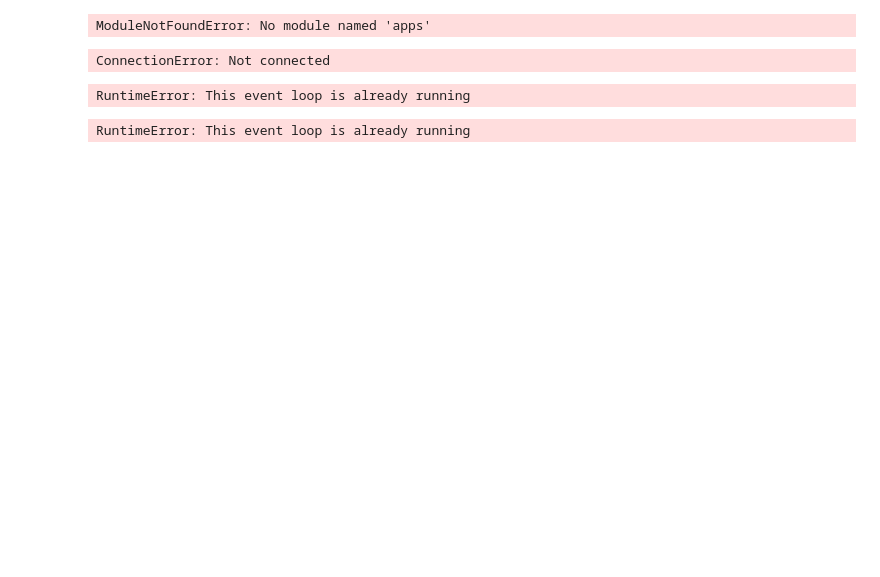
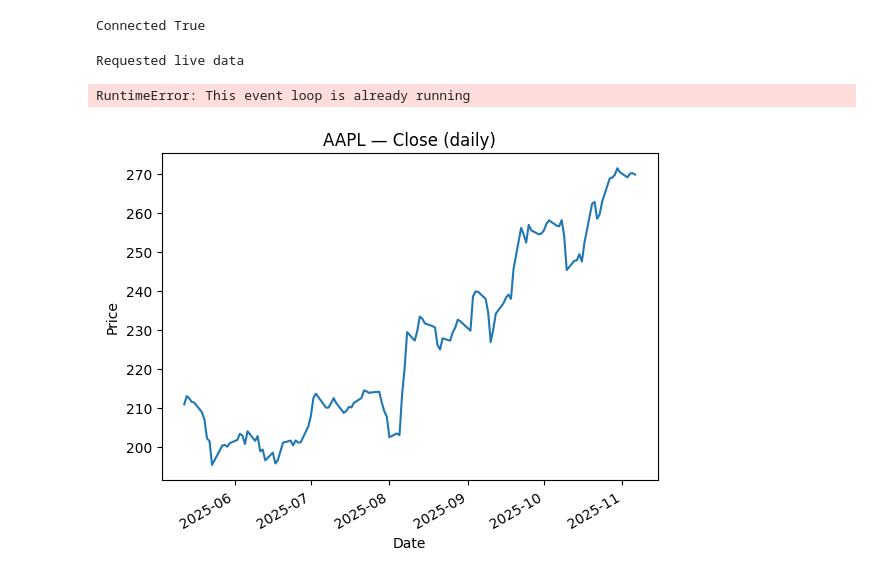
Before and after one commit to HoutanGh/my-trading-platform, a Jupyter notebook: notebooks/00_sandbox.ipynb, the cells around one changed output. Saved outputs shown, nothing was run; the diff lists cells and outputs as text; code cells hidden in the pictures; blank space fills up the shorter version.

Commit message:
Update sandbox notebook data handling

```diff
--- a/notebooks/00_sandbox.ipynb
+++ b/notebooks/00_sandbox.ipynb
@@ -1,17 +1,19 @@
-# %%
-from apps.ib.client import get_ib
-
-ib = get_ib()
-print('Connected:', ib.isConnected())
-# %% [output]
-ModuleNotFoundError: No module named 'apps'
+# %%
+from ib_insync import *
+
+util.startLoop()
+ib = IB()
+ib.connect(host='172.21.224.1', port=7497, clientId=501, timeout=10)
+print("Connected", ib.isConnected())
+# %% [output]
+Connected True
 # %%
 ib.disconnect()
 # %%
 ib.reqMarketDataType(1)  # 1 for live, 2 for frozen, 3 for delayed, 4 for delayed frozen
 print("Requested live data")
 # %% [output]
-ConnectionError: Not connected
+Requested live data
 # %%
 contract = Stock('AAPL', 'SMART', 'USD')
 [contract] = ib.qualifyContracts(contract)
@@ -23,27 +25,28 @@ RuntimeError: This event loop is already running
 # %%
 from ib_insync import IB, Stock, Forex, util
 import pandas as pd
 import matplotlib.pyplot as plt
 
 aapl = Stock('AAPL', 'SMART', 'USD')
 [aapl] = ib.qualifyContracts(aapl)
 
 bars = ib.reqHistoricalData(
     aapl,
     endDateTime='',
     durationStr='6 M',
     barSizeSetting='1 day',
     whatToShow='TRADES',
     useRTH=True,
     formatDate=1
 )
 
 df = util.df(bars)
+df['date'] = pd.to_datetime(df['date'])
 df.set_index('date', inplace=True)
-df.index = df.index.tz_convert('Europe/London')
+df.index = df.index.tz_localize('UTC').tz_convert('Europe/London')
 
 ax = df['close'].plot(title='AAPL — Close (daily)')
 ax.set_xlabel('Date'); ax.set_ylabel('Price')
 plt.show()
 # %% [output]
-RuntimeError: This event loop is already running
+[figure, added]
```
Also changed, not shown: parts of 3 cells of this notebook.
